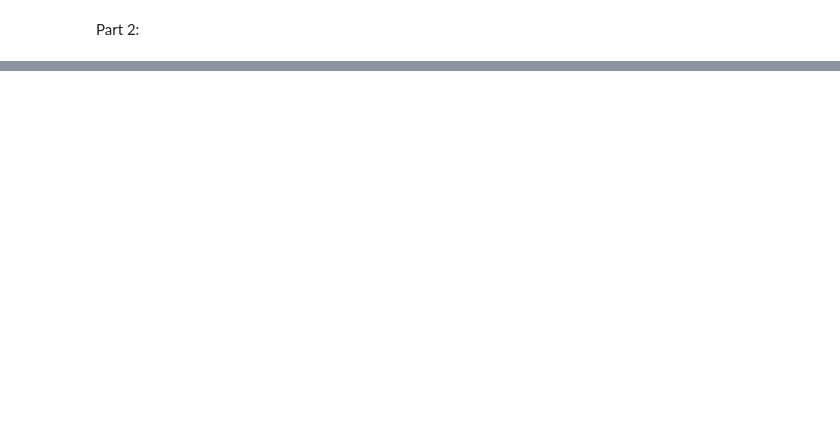
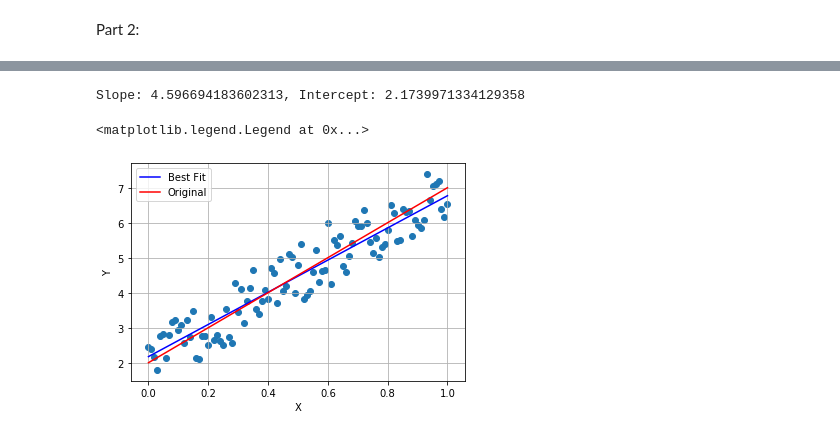
Before and after one commit to ad7-tech/coe311k, a Jupyter notebook: classwork/ad55777-CH9.ipynb, the cells around one changed output, grey strips where cells are left out. Drawn from its saved outputs; the diff is of its cells as text; code cells hidden in the pictures; blank space fills up the shorter version.

```diff
--- a/classwork/ad55777-CH9.ipynb
+++ b/classwork/ad55777-CH9.ipynb
@@ -64,0 +98,13 @@ plt.plot(x3,y3) #Plots the best fit line
+# %%
+m = 5
+b = 2
+x0 = np.arange (0,1.01,0.01)
+error = np.random.uniform(-1,1,len(x0))
+
+y0 = m*x0+b+error
+
+# Stack the design matrix with a column of ones (for the intercept)
+A0 = np.vstack([x0, np.ones(len(x0))]).T
+
+print ("X: ", x0)
+print ("A: ", A0)
@@ -64,0 +129,28 @@ plt.plot(x3,y3) #Plots the best fit line
+# %%
+# Solve using least squares
+m0, c0 = np.linalg.lstsq(A0, y0, rcond=None)[0]
+
+
+print(f"\nSlope: {m0}, Intercept: {c0}")
+# %% [output]
+Slope: 4.596694183602313, Intercept: 2.1739971334129358
+# %%
+plt.figure()
+plt.grid(True)
+plt.xlabel("X")
+plt.ylabel("Y")
+
+plt.scatter(x0,y0) #Plots points
+
+xline = np.linspace(min(x0),(max(x0)),101) # for line x values
+
+yline = m0*x0 + c0 # line
+yline2 = m*x0 + b
+
+
+plt.plot(xline,yline, 'blue', label = 'Best Fit') #Plots the best fit line
+plt.plot(xline,yline2, 'red', label = "Original") #Plots the best our line
+plt.legend()
+# %% [output]
+<matplotlib.legend.Legend at 0x...>
+[figure, added]
```
Also changed, not shown: parts of 9 cells of this notebook.
